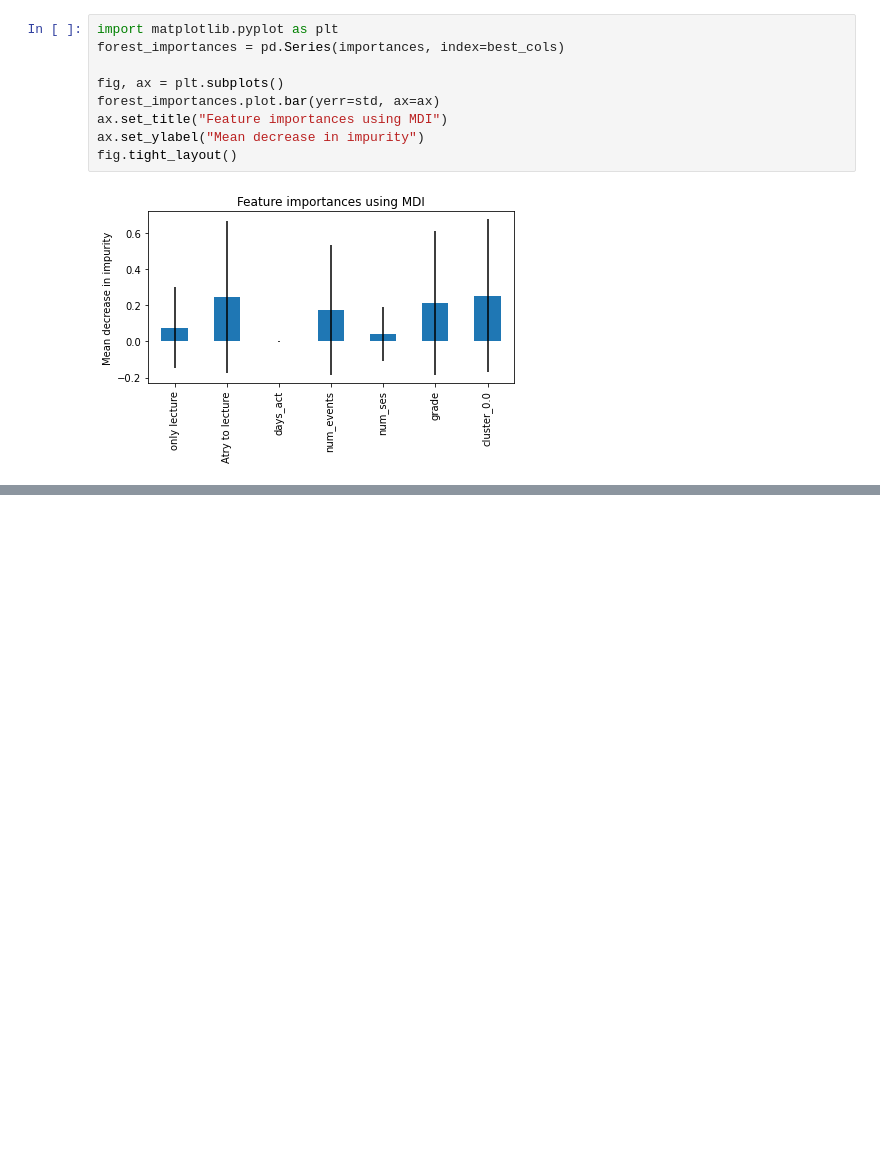
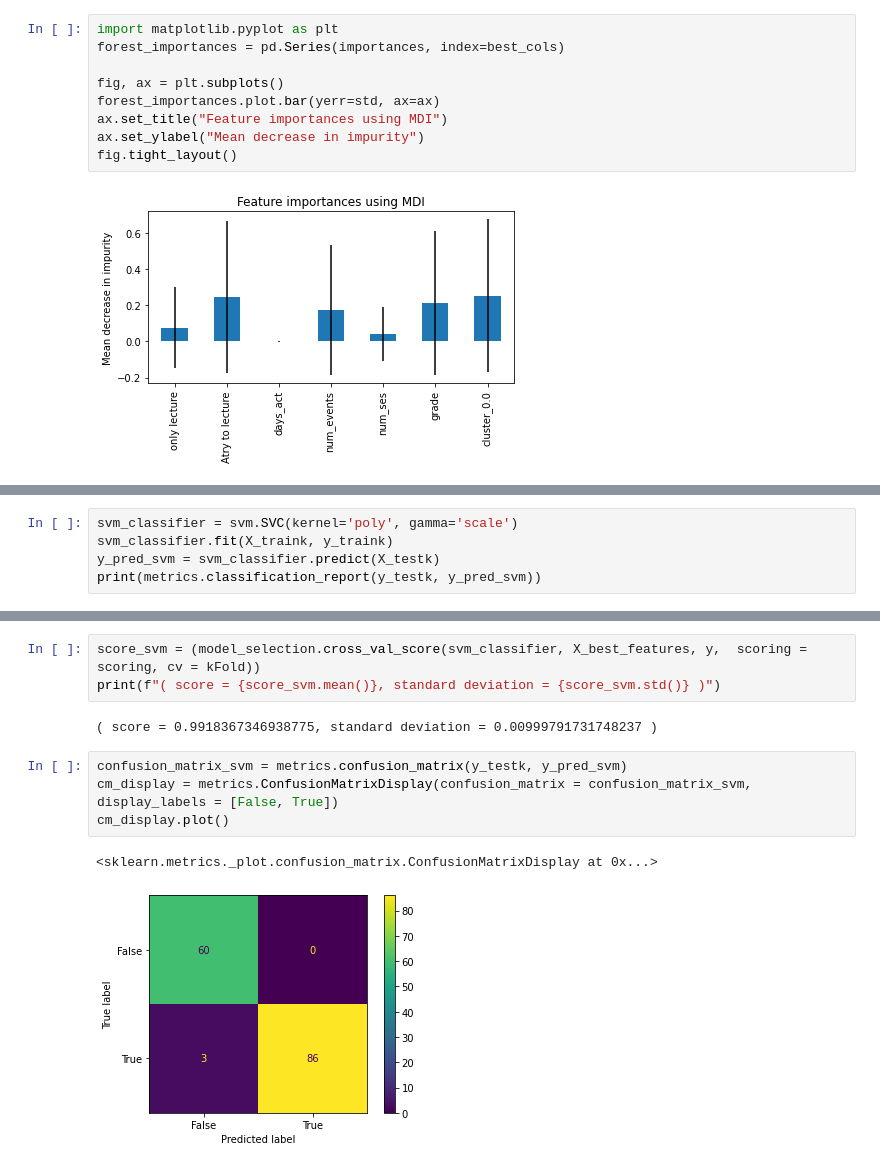
Before and after one commit to crisywini/analytical-thinking-reports, a Jupyter notebook: notebooks/pec-02-01-supervised-css.ipynb, the cells around one changed output, grey strips where cells are left out. Drawn from its saved outputs; the diff is of its cells as text; blank space fills up the shorter version.

```diff
--- a/notebooks/pec-02-01-supervised-css.ipynb
+++ b/notebooks/pec-02-01-supervised-css.ipynb
@@ -308,0 +439,5 @@ fig.tight_layout()
+# %%
+svm_classifier = svm.SVC(kernel='poly', gamma='scale')
+svm_classifier.fit(X_traink, y_traink)
+y_pred_svm = svm_classifier.predict(X_testk)
+print(metrics.classification_report(y_testk, y_pred_svm))
@@ -308,0 +453,12 @@ fig.tight_layout()
+# %%
+score_svm = (model_selection.cross_val_score(svm_classifier, X_best_features, y,  scoring = scoring, cv = kFold))
+print(f"( score = {score_svm.mean()}, standard deviation = {score_svm.std()} )")
+# %% [output]
+( score = 0.9918367346938775, standard deviation = 0.00999791731748237 )
+# %%
+confusion_matrix_svm = metrics.confusion_matrix(y_testk, y_pred_svm)
+cm_display = metrics.ConfusionMatrixDisplay(confusion_matrix = confusion_matrix_svm, display_labels = [False, True])
+cm_display.plot()
+# %% [output]
+<sklearn.metrics._plot.confusion_matrix.ConfusionMatrixDisplay at 0x...>
+[figure, added]
```
Also changed, not shown: parts of 28 cells of this notebook.
